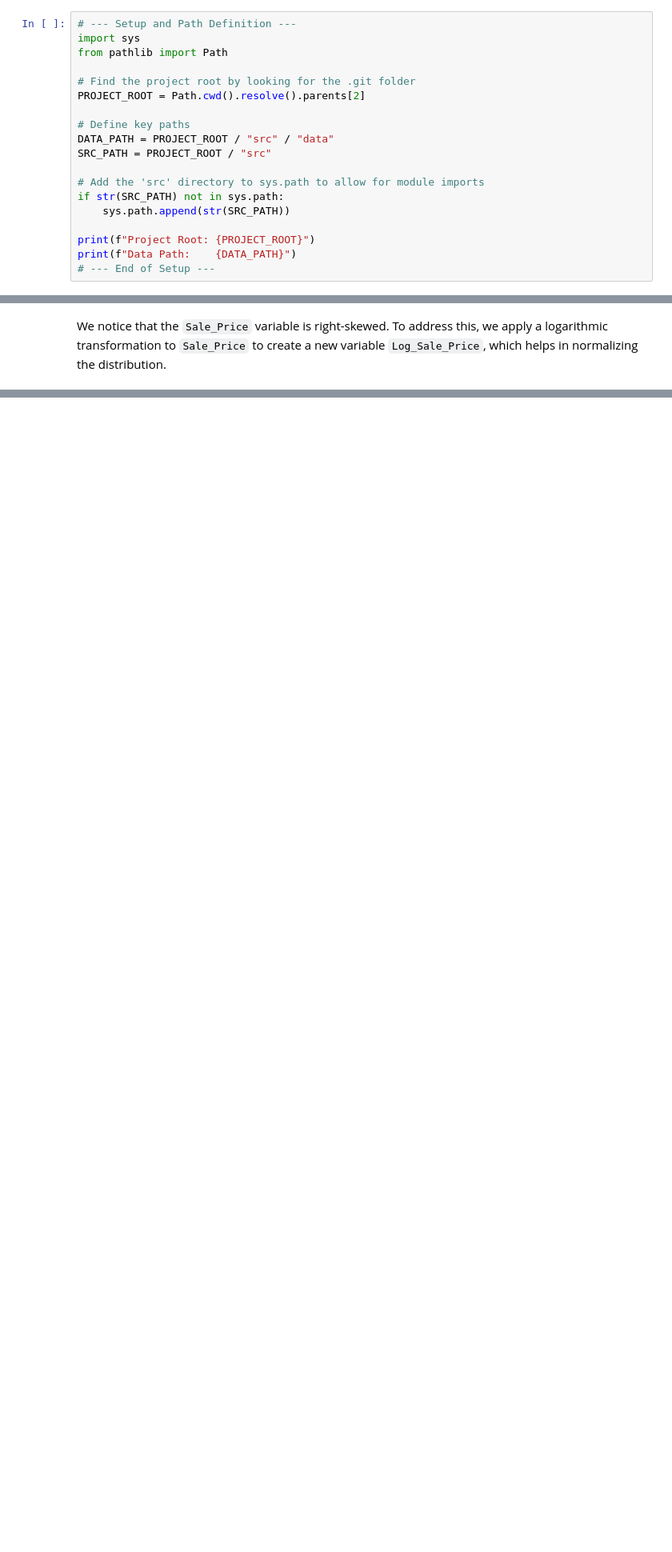
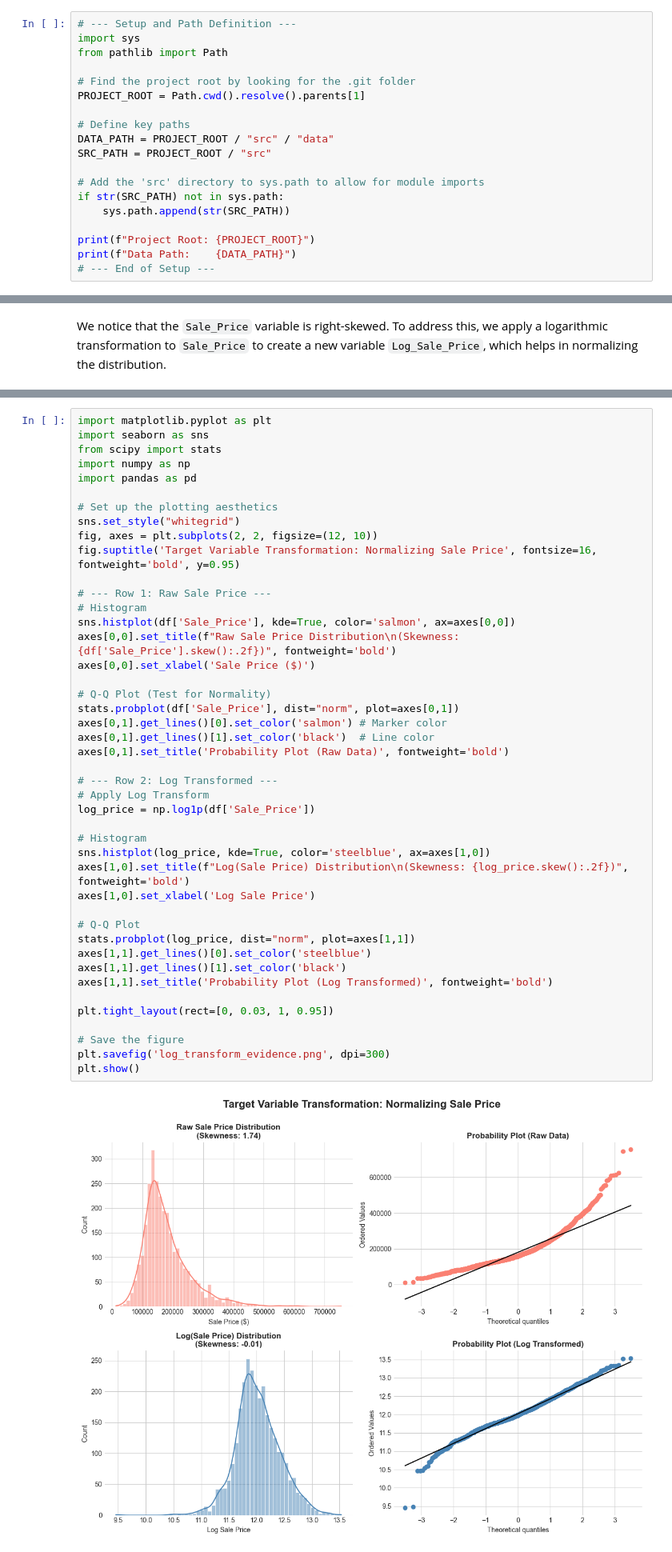
Before and after one commit to FA0206/Hierarchical-Bayesian-Modelling, a Jupyter notebook: src/notebooks/02-eda.ipynb, the cells around one changed output, grey strips where cells are left out. Shown at 80% size. Cells and saved outputs as stored; diff of their text form; blank space fills up the shorter version.

```diff
--- a/src/notebooks/prml/02-eda.ipynb
+++ b/src/notebooks/02-eda.ipynb
@@ -4,7 +4,7 @@ import sys
 from pathlib import Path
 
 # Find the project root by looking for the .git folder
-PROJECT_ROOT = Path.cwd().resolve().parents[2]
+PROJECT_ROOT = Path.cwd().resolve().parents[1]
 
 # Define key paths
 DATA_PATH = PROJECT_ROOT / "src" / "data"
@@ -205,6 +205,52 @@ plt.grid(axis='y', alpha=0.75)
 plt.show()
 # %% [output]
 [figure]
+# %%
+import matplotlib.pyplot as plt
+import seaborn as sns
+from scipy import stats
+import numpy as np
+import pandas as pd
+
+# Set up the plotting aesthetics
+sns.set_style("whitegrid")
+fig, axes = plt.subplots(2, 2, figsize=(12, 10))
+fig.suptitle('Target Variable Transformation: Normalizing Sale Price', fontsize=16, fontweight='bold', y=0.95)
+
+# --- Row 1: Raw Sale Price ---
+# Histogram
+sns.histplot(df['Sale_Price'], kde=True, color='salmon', ax=axes[0,0])
+axes[0,0].set_title(f"Raw Sale Price Distribution\n(Skewness: {df['Sale_Price'].skew():.2f})", fontweight='bold')
+axes[0,0].set_xlabel('Sale Price ($)')
+
+# Q-Q Plot (Test for Normality)
+stats.probplot(df['Sale_Price'], dist="norm", plot=axes[0,1])
+axes[0,1].get_lines()[0].set_color('salmon') # Marker color
+axes[0,1].get_lines()[1].set_color('black')  # Line color
+axes[0,1].set_title('Probability Plot (Raw Data)', fontweight='bold')
+
+# --- Row 2: Log Transformed ---
+# Apply Log Transform
+log_price = np.log1p(df['Sale_Price'])
+
+# Histogram
+sns.histplot(log_price, kde=True, color='steelblue', ax=axes[1,0])
+axes[1,0].set_title(f"Log(Sale Price) Distribution\n(Skewness: {log_price.skew():.2f})", fontweight='bold')
+axes[1,0].set_xlabel('Log Sale Price')
+
+# Q-Q Plot
+stats.probplot(log_price, dist="norm", plot=axes[1,1])
+axes[1,1].get_lines()[0].set_color('steelblue')
+axes[1,1].get_lines()[1].set_color('black')
+axes[1,1].set_title('Probability Plot (Log Transformed)', fontweight='bold')
+
+plt.tight_layout(rect=[0, 0.03, 1, 0.95])
+
+# Save the figure
+plt.savefig('log_transform_evidence.png', dpi=300)
+plt.show()
+# %% [output]
+[figure, added]
 # %%
 fig, axes = plt.subplots(3, 1, figsize=(15, 15))
 fig.suptitle('Log Sale Price vs Key Predictors', fontsize=16, fontweight='bold')
```
Also changed, not shown: parts of 2 cells of this notebook, 18 other files.
